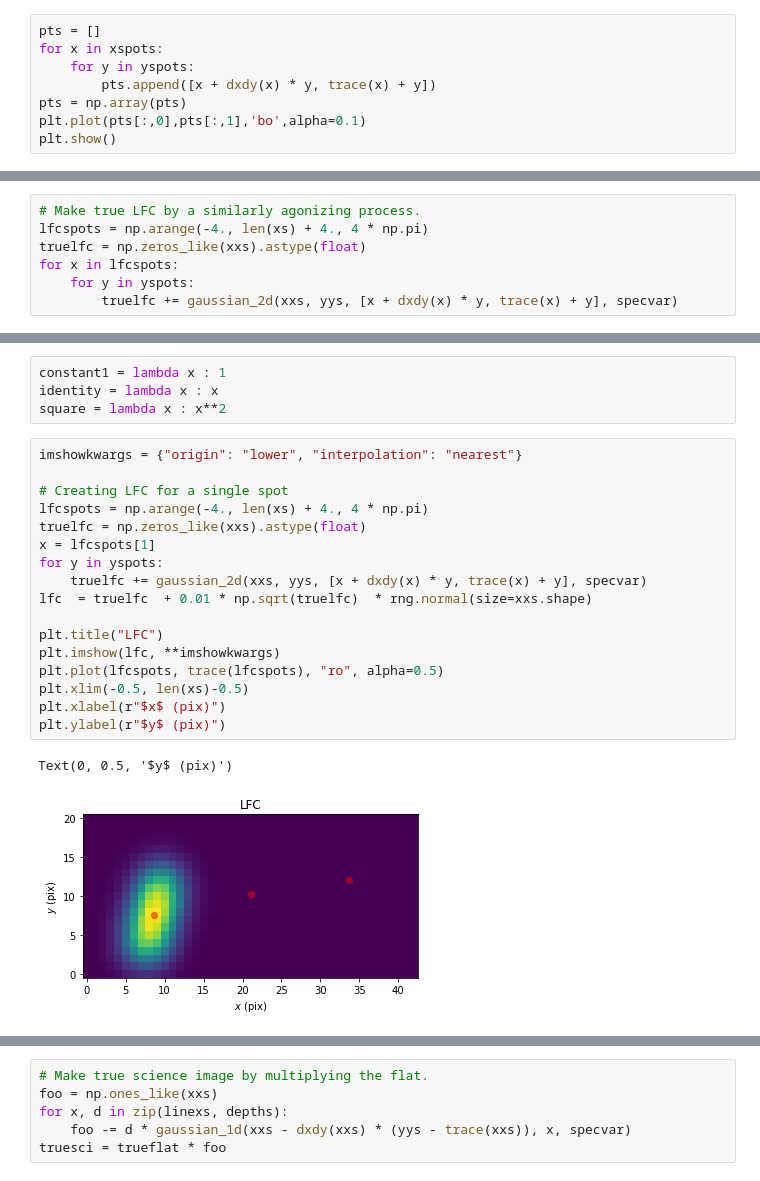
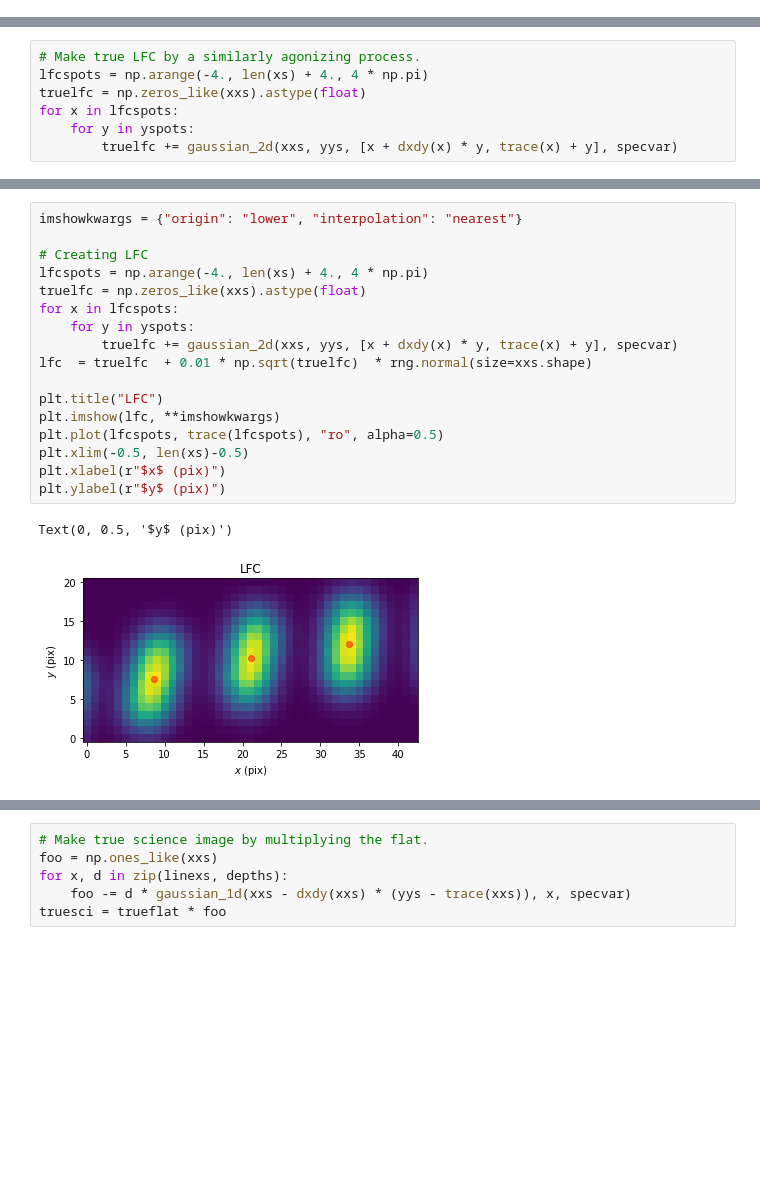
Before and after one commit to krlodeleon/spectro, a Jupyter notebook: blob_detector.ipynb, the cells around one changed output, grey strips where cells are left out. Saved outputs shown, nothing was run; the diff lists cells and outputs as text; blank space fills up the shorter version.

```diff
--- a/blob_detector.ipynb
+++ b/blob_detector.ipynb
@@ -77,11 +76,3 @@ trueflat = np.zeros_like(xxs).astype(float)
 for x in xspots:
     for y in yspots:
         trueflat += gaussian_2d(xxs, yys, [x + dxdy(x) * y, trace(x) + y], var)
-# %%
-pts = []
-for x in xspots:
-    for y in yspots:
-        pts.append([x + dxdy(x) * y, trace(x) + y])
-pts = np.array(pts)
-plt.plot(pts[:,0],pts[:,1],'bo',alpha=0.1)
-plt.show()
@@ -113,24 +107,20 @@ def designfit(x_array,y_array,sigma_array,*design):
-# %%
-constant1 = lambda x : 1
-identity = lambda x : x
-square = lambda x : x**2
 # %%
 imshowkwargs = {"origin": "lower", "interpolation": "nearest"}
 
-# Creating LFC for a single spot
+# Creating LFC
 lfcspots = np.arange(-4., len(xs) + 4., 4 * np.pi)
 truelfc = np.zeros_like(xxs).astype(float)
-x = lfcspots[1]
-for y in yspots:
-    truelfc += gaussian_2d(xxs, yys, [x + dxdy(x) * y, trace(x) + y], specvar)
+for x in lfcspots:
+    for y in yspots:
+        truelfc += gaussian_2d(xxs, yys, [x + dxdy(x) * y, trace(x) + y], specvar)
 lfc  = truelfc  + 0.01 * np.sqrt(truelfc)  * rng.normal(size=xxs.shape)
 
 plt.title("LFC")
 plt.imshow(lfc, **imshowkwargs)
 plt.plot(lfcspots, trace(lfcspots), "ro", alpha=0.5)
 plt.xlim(-0.5, len(xs)-0.5)
 plt.xlabel(r"$x$ (pix)")
 plt.ylabel(r"$y$ (pix)")
 # %% [output]
 Text(0, 0.5, '$y$ (pix)')
-[figure, old version]
+[figure, new version]
```
Also changed, not shown: parts of 14 cells of this notebook.
